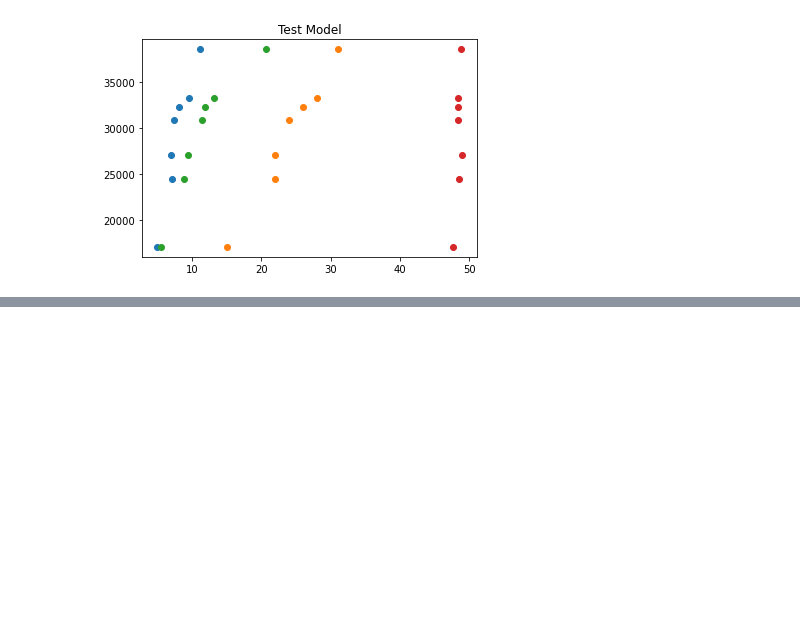
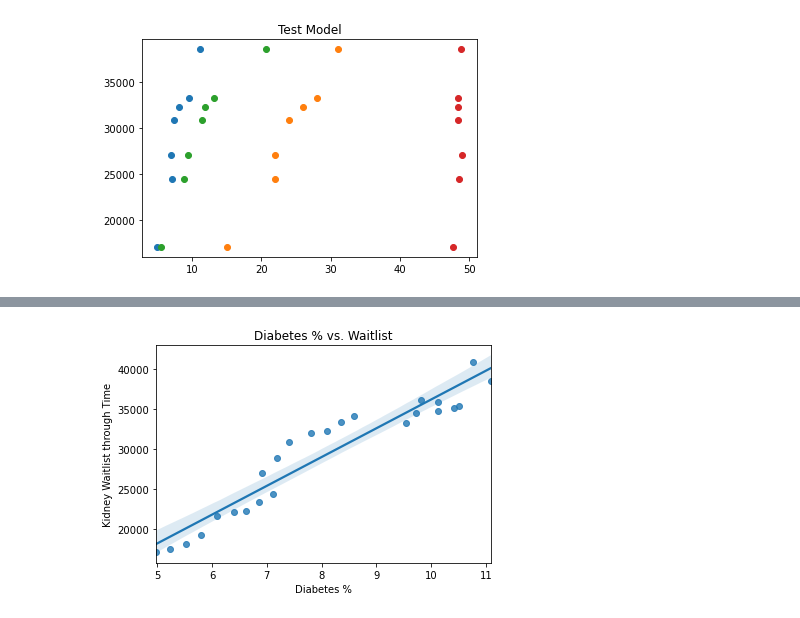
Before and after one commit to Lbrady1025/OPTN-analysis, a Jupyter notebook: timeseries_v5.ipynb, the cells around one changed output, grey strips where cells are left out. Drawn from its saved outputs; the diff is of its cells as text; code cells hidden in the pictures; blank space fills up the shorter version.

```diff
--- a/timeseries_v5.ipynb
+++ b/timeseries_v5.ipynb
@@ -159,0 +254,10 @@ plt.show()
+# %%
+sns.regplot(X[('Diabetes')],y)
+plt.title('Diabetes % vs. Waitlist')
+plt.xlabel('Diabetes %')
+plt.ylabel('Kidney Waitlist through Time')
+plt.savefig('images/US_diabetes.png', dpi=100, facecolor='w', edgecolor='w',
+        orientation='portrait', format=None,
+        transparent=False, bbox_inches=None, pad_inches=0.2, metadata=None)
+# %% [output]
+[figure, added]
```
Also changed, not shown: parts of 25 cells of this notebook, 40 other files.
